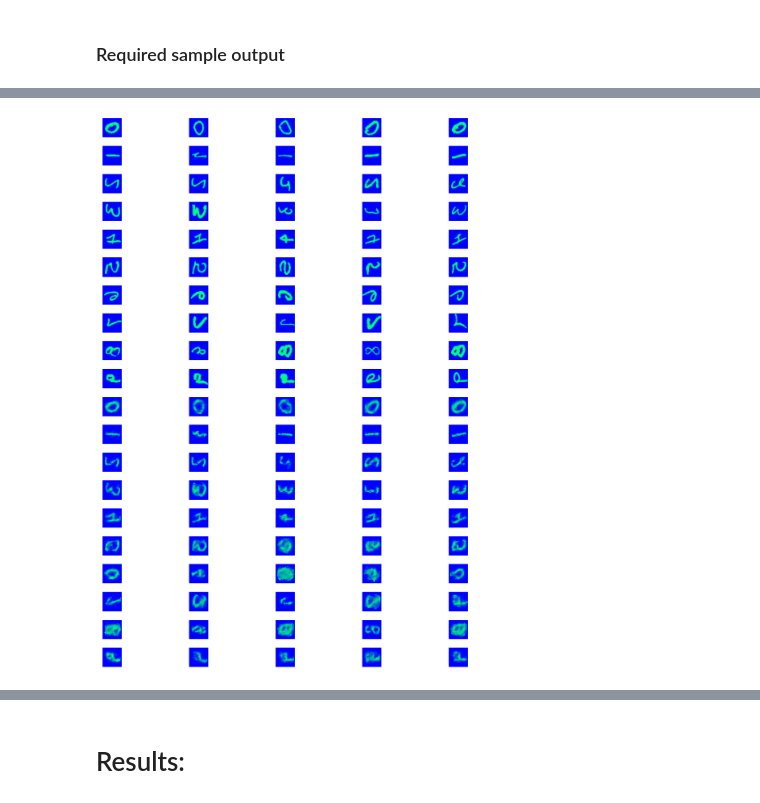
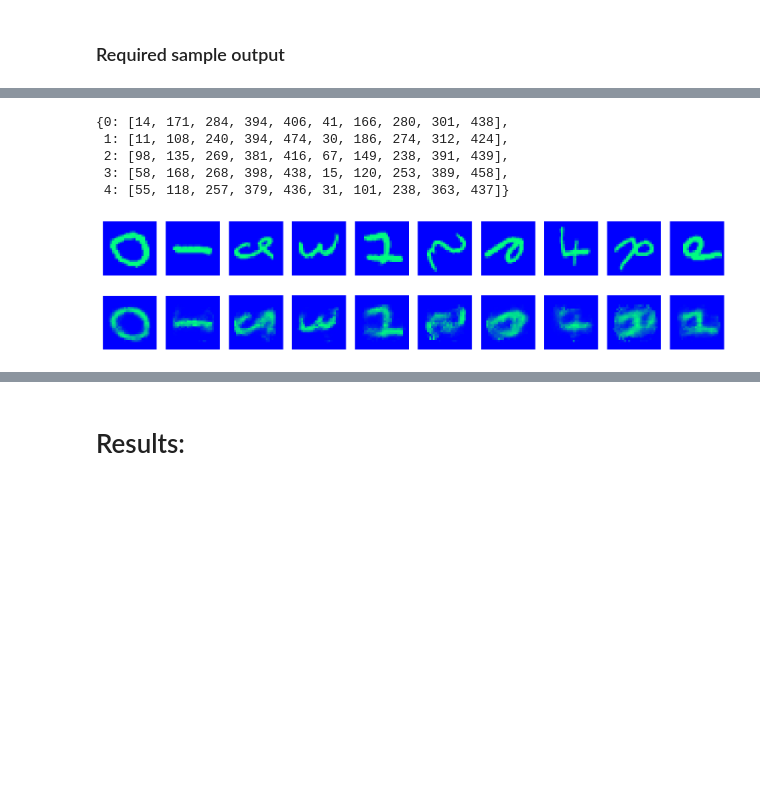
Before and after one commit to jacklvd/intelligent_sys, a Jupyter notebook: HW4/src/autoencoder.ipynb, the cells around one changed output, grey strips where cells are left out. Saved outputs shown, nothing was run; the diff lists cells and outputs as text; code cells hidden in the pictures; blank space fills up the shorter version.

```diff
--- a/HW4/src/autoencoder.ipynb
+++ b/HW4/src/autoencoder.ipynb
@@ -336,28 +336,66 @@ test_random_sample
+# %%
+def get_sample(test_sample):
+    iteration = dict()
+    for i in range(5):
+        temp = list()
+        for digit in test_sample:
+            temp.append(test_sample[digit][i])
+        iteration[i] = temp
+    return iteration
+# %%
+sample_test = get_sample(test_random_sample)
+# %%
+sample_test
+# %% [output]
+{0: [14, 171, 284, 394, 406, 41, 166, 280, 301, 438],
+ 1: [11, 108, 240, 394, 474, 30, 186, 274, 312, 424],
+ 2: [98, 135, 269, 381, 416, 67, 149, 238, 391, 439],
+ 3: [58, 168, 268, 398, 438, 15, 120, 253, 389, 458],
+ 4: [55, 118, 257, 379, 436, 31, 101, 238, 363, 437]}
 # %%
 nn.forward_prop(x_test_1)
 output_test_1 = nn.get_output()
 nn.forward_prop(x_test_2)
 output_test_2 = nn.get_output()
-fig, ax = plt.subplots(20, 5, figsize=(12, 14))
+# fig, ax = plt.subplots(20, 5, figsize=(12, 14))
 
-for i in range(10):
-    if i < 5:
-        for j in range(5):
-            ax[i, j].imshow(x_test_1[test_random_sample[i][j]].reshape(28, 28), cmap='winter')
-            ax[i + 10, j].imshow(output_test_1[test_random_sample[i][j]].reshape(28, 28), cmap='winter')
-            ax[i, j].set_xticks([])
-            ax[i, j].set_yticks([])
-            ax[i + 10, j].set_xticks([])
-            ax[i + 10, j].set_yticks([])
-    elif i >= 5:
-        for j in range(5):
-            ax[i, j].imshow(x_test_2[test_random_sample[i][j]].reshape(28, 28), cmap='winter')
-            ax[i + 10, j].imshow(output_test_2[test_random_sample[i][j]].reshape(28, 28), cmap='winter')
-            ax[i, j].set_xticks([])
-            ax[i, j].set_yticks([])
-            ax[i + 10, j].set_xticks([])
-            ax[i + 10, j].set_yticks([])
+# for i in range(10):
+#     if i < 5:
+#         for j in range(5):
+#             ax[i, j].imshow(x_test_1[test_random_sample[i][j]].reshape(28, 28), cmap='winter')
+#             ax[i + 10, j].imshow(output_test_1[test_random_sample[i][j]].reshape(28, 28), cmap='winter')
+#             ax[i, j].set_xticks([])
+#             ax[i, j].set_yticks([])
+#             ax[i + 10, j].set_xticks([])
+#             ax[i + 10, j].set_yticks([])
+#     elif i >= 5:
+#         for j in range(5):
+#             ax[i, j].imshow(x_test_2[test_random_sample[i][j]].reshape(28, 28), cmap='winter')
+#             ax[i + 10, j].imshow(output_test_2[test_random_sample[i][j]].reshape(28, 28), cmap='winter')
+#             ax[i, j].set_xticks([])
+#             ax[i, j].set_yticks([])
+#             ax[i + 10, j].set_xticks([])
+#             ax[i + 10, j].set_yticks([])
+# fig.tight_layout()
+# fig.show()
+
+fig, ax = plt.subplots(2, 10, figsize=(15, 4))
+plt.style.use('ggplot')
+for i in range(len(sample_test[0])):
+    if i <= 4:
+        ax[0, i].imshow(x_test_1[sample_test[0][i]].reshape(28, 28), cmap='winter')
+        ax[1, i].imshow(output_test_1[sample_test[0][i]].reshape(28, 28), cmap='winter')
+        ax[0, i].set_xticks([])
+        ax[0, i].set_yticks([])
+        ax[1, i].set_xticks([])
+        ax[1, i].set_yticks([])
+    elif i > 4:
+        ax[0, i].imshow(x_test_2[sample_test[0][i]].reshape(28, 28), cmap='winter')
+        ax[1, i].imshow(output_test_2[sample_test[0][i]].reshape(28, 28), cmap='winter')
+        ax[0, i].set_xticks([])
+        ax[0, i].set_yticks([])
+        ax[1, i].set_xticks([])
+        ax[1, i].set_yticks([])
 fig.tight_layout()
-fig.show()
 # %% [output]
-[figure, old version]
+[figure, new version]
```
Also changed, not shown: parts of 18 cells of this notebook, 7 other files.
